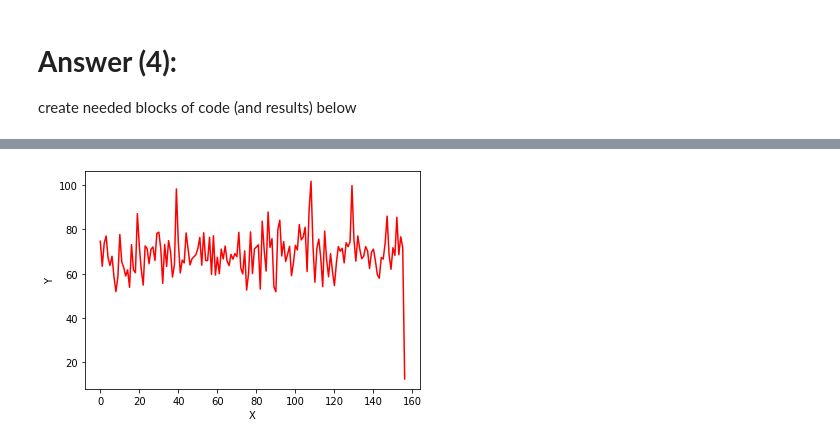
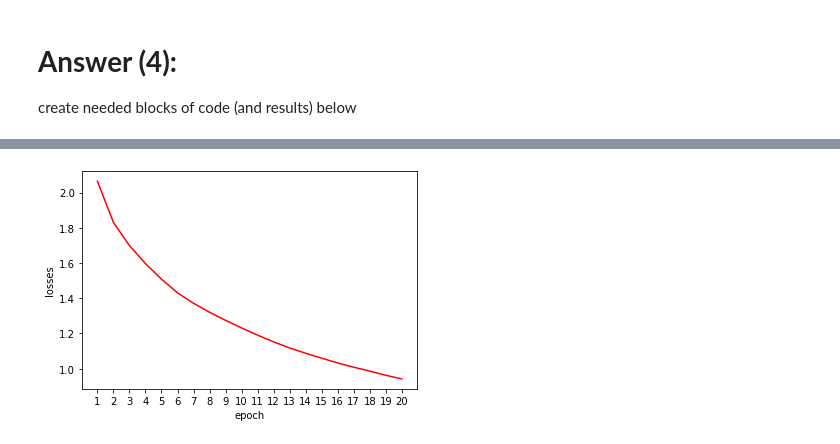
Before and after one commit to KareemJBR/CV-Exercises, a Jupyter notebook: HW3/Q1/ex3_2022_part1.ipynb, the cells around one changed output, grey strips where cells are left out. Drawn from its saved outputs; the diff is of its cells as text; code cells hidden in the pictures.

```diff
--- a/HW3/Q1/ex3_2022_part1.ipynb
+++ b/HW3/Q1/ex3_2022_part1.ipynb
@@ -261,7 +264,6 @@ def train(epoch, train_loader):
                 100. * batch_idx / len(train_loader), loss.item()))
 
 def test(test_loader):
-    test_loss_curve=[]
     network.eval()
     test_loss = 0
     correct = 0
@@ -269,7 +271,6 @@ def test(test_loader):
         #data, target = Variable(data, volatile=True), Variable(target)
         output = network(data)
         test_loss += F.cross_entropy(output, target, reduction='sum').item() # sum up batch loss
-        test_loss_curve.append(F.cross_entropy(output, target, reduction='sum').item())
         #test_loss += F.cross_entropy(output, target, sum=True).item() # sum up batch loss
         pred = output.data.max(1, keepdim=True)[1] # get the index of the max log-probability
         correct += pred.eq(target.data.view_as(pred)).cpu().sum()
@@ -500,13 +501,39 @@ class ConvNet(nn.Module):
         x = self.linear2(x)
 
         return x
+# %%
+# train and test functions
+def temp_train(epoch, train_loader):
+    network.train()
+
+    loss_epoch = []
+
+    for batch_idx, (data, target) in enumerate(train_loader):
+        data, target = Variable(data), Variable(target)
+        optimizer.zero_grad()
+        output = network(data)
+        loss = F.cross_entropy(output, target)
+        loss.backward()
+
+        loss_epoch.append(loss.item())
+
+        optimizer.step()
+        if batch_idx % 100 == 0:
+            print('Train Epoch: {} [{}/{} ({:.0f}%)]\tLoss: {:.6f}'.format(
+                epoch, batch_idx * len(data), len(train_loader.dataset),
+                100. * batch_idx / len(train_loader), loss.item()))
+
+    loss_mean_epoch = np.mean(loss_epoch)
+    return loss_mean_epoch
 # %%
 epochs = 20
 network = ConvNet(num_inputs=1, num_outputs=10, num_channels=3)
 optimizer = optim.SGD(network.parameters(), lr=lr)
+train_loss_curve = []
 
 for i in range(1, epochs+1):
-    train(i, cifar_train_loader)
+    curr_loss_avg = temp_train(i, cifar_train_loader)
+    train_loss_curve.append(curr_loss_avg)
 
-res = test(cifar_test_loader)
+test(cifar_test_loader)
 # %% [output]
@@ -530,13 +574,13 @@ Test set: Average loss: 1.0805, Accuracy: 6165/10000 (62%)
-# %%
-# for i in range(epochs-1):
-#     plt.plot((i, res[i]), (i + 1, res[i + 1]))
-
-# plt.show()
-
-plt.plot(range(len(res)), res, '-', color='red')
-plt.xlabel('X') # TODO: set X and Y labels
-plt.ylabel('Y')
-
-plt.show()
-# %% [output]
-[figure, removed]
+# %%
+fg = plt.figure()
+ax = fg.gca()
+ax.plot(range(1, len(train_loss_curve) + 1), train_loss_curve, '-', color='red')
+ax.xaxis.set_major_locator(MaxNLocator(integer=True))
+ax.xaxis.set_major_locator(matplotlib.ticker.MultipleLocator(1))
+
+plt.xlabel('epoch')
+plt.ylabel('losses')
+
+plt.show()
+# %% [output]
+[figure, added]
```
Also changed, not shown: parts of 7 cells of this notebook.
